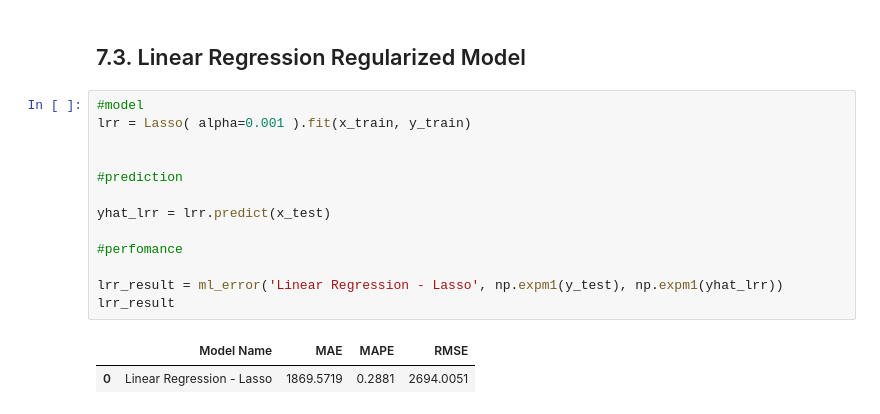
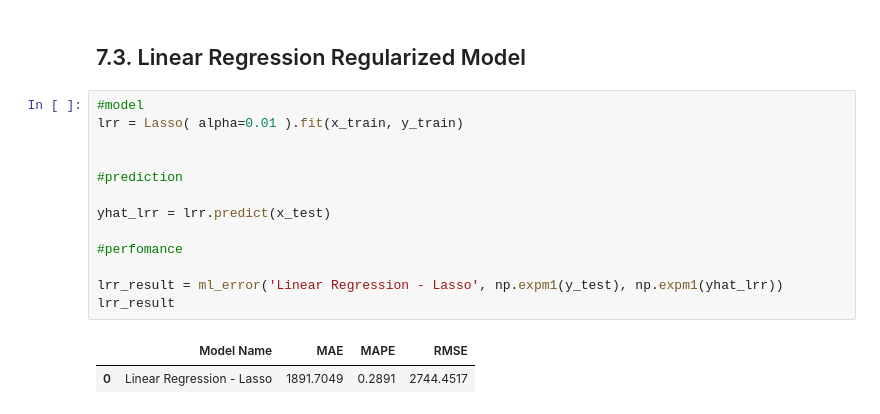
Before and after one commit to DaniloSantanaDS/rossmann-sales-store, a Jupyter notebook: notebooks/m04_store_sales_prediction_origin.ipynb, the cells around one changed output. Cells and saved outputs as stored; diff of their text form.

```diff
--- a/notebooks/m04_store_sales_prediction_origin.ipynb
+++ b/notebooks/m04_store_sales_prediction_origin.ipynb
@@ -1061,17 +1106,17 @@ lr_result
 ## 7.3. Linear Regression Regularized Model
 # %%
 #model
-lrr = Lasso( alpha=0.001 ).fit(x_train, y_train)
+lrr = Lasso( alpha=0.01 ).fit(x_train, y_train)
 
 
 #prediction
 
 yhat_lrr = lrr.predict(x_test)
 
 #perfomance
 
 lrr_result = ml_error('Linear Regression - Lasso', np.expm1(y_test), np.expm1(yhat_lrr))
 lrr_result
 # %% [output]
 |  | Model Name | MAE | MAPE | RMSE |
-| 0 | Linear Regression - Lasso | 1869.5719 | 0.2881 | 2694.0051 |
+| 0 | Linear Regression - Lasso | 1891.7049 | 0.2891 | 2744.4517 |
```
Also changed, not shown: parts of 26 cells of this notebook.
